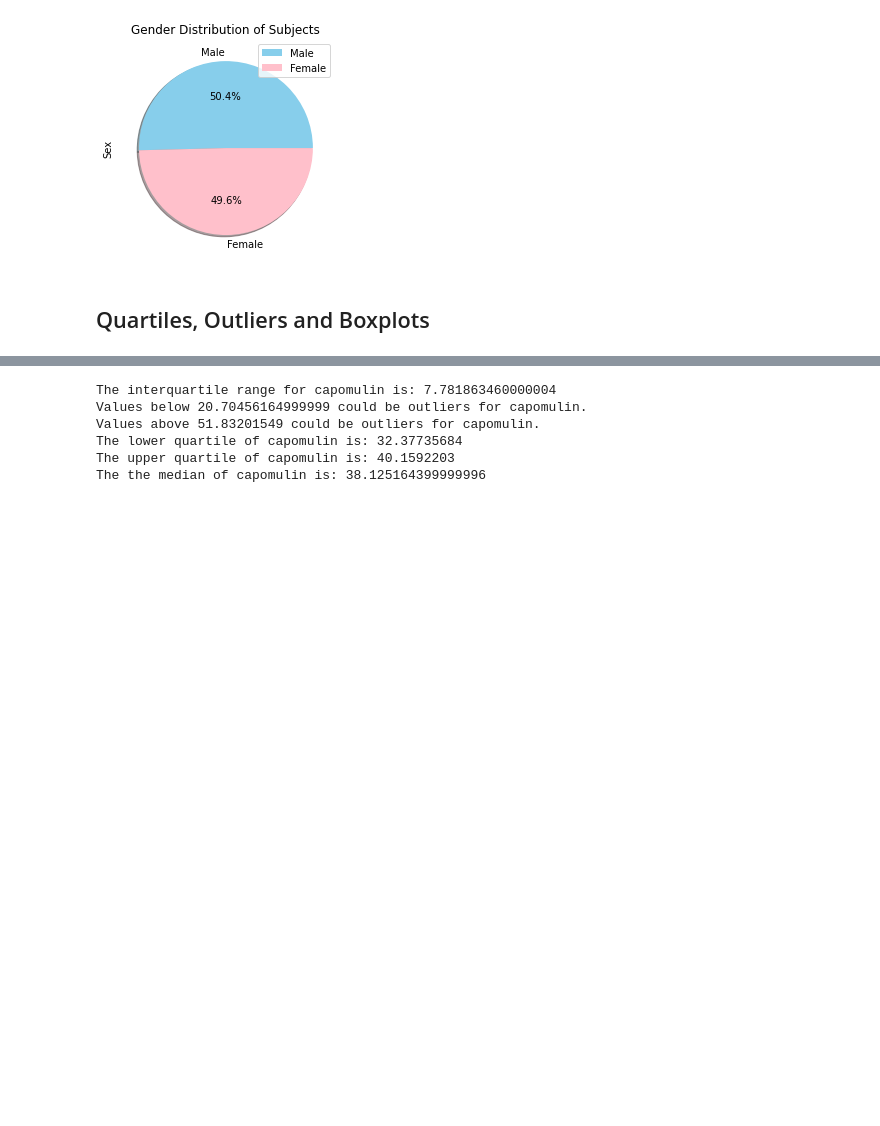
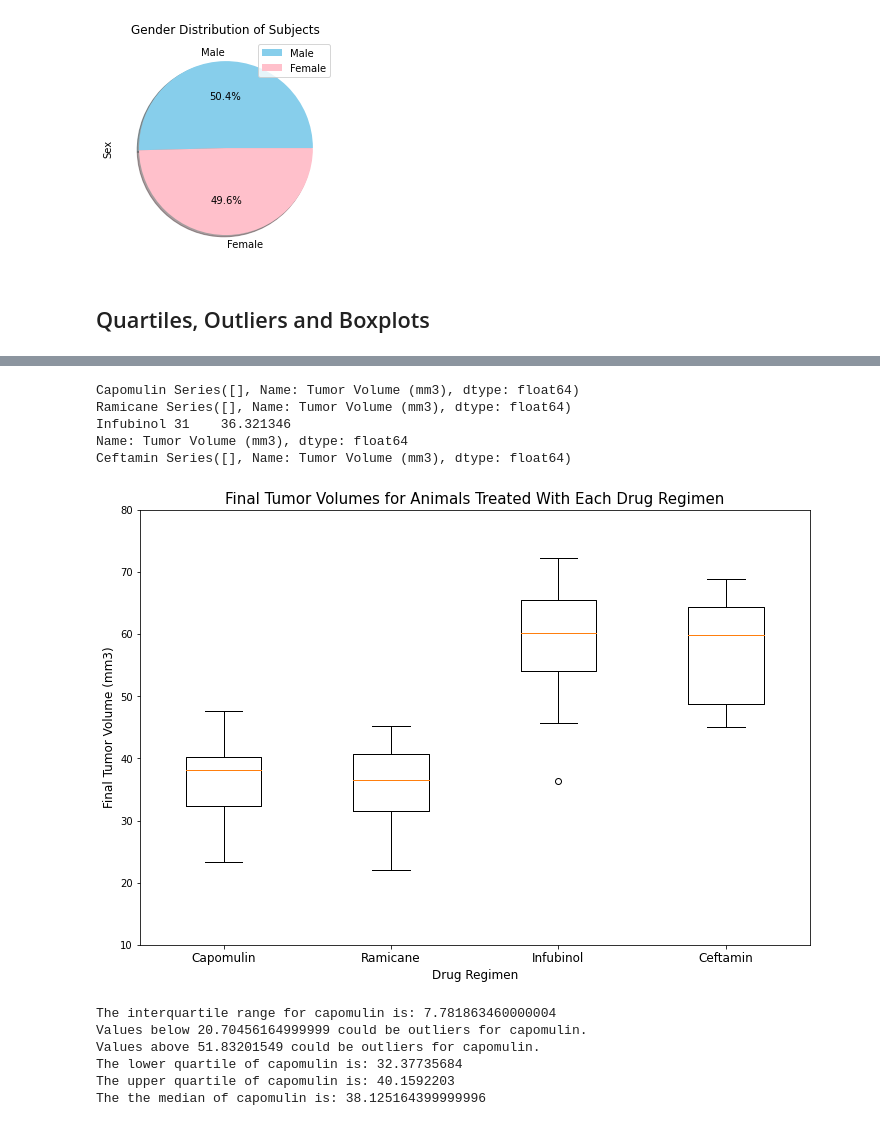
Before and after one commit to cayelsie/Fictional-pharmaceutical-drug-analysis, a Jupyter notebook: Pymaceuticals/pymaceuticals_main.ipynb, the cells around one changed output, grey strips where cells are left out. Saved outputs shown, nothing was run; the diff lists cells and outputs as text; code cells hidden in the pictures; blank space fills up the shorter version.

```diff
--- a/Pymaceuticals/pymaceuticals_main.ipynb
+++ b/Pymaceuticals/pymaceuticals_main.ipynb
@@ -319,0 +326,4 @@ capomulin_merged_df, ramicane_merged_df, infubinol_merged_df, ceftamin_merged_df
+# %%
+# Merge this group df with the original dataframe to get the tumor volume at the last timepoint
+timepoint_merged_df = pd.merge(last_timepoint,merged_df,  on=("Mouse ID", "Timepoint"), how="inner")
+timepoint_merged_df
@@ -320,3 +344,48 @@ capomulin_merged_df, ramicane_merged_df, infubinol_merged_df, ceftamin_merged_df
+# %%
+# Put treatments into a list for for loop (and later for plot labels)
+drug_regimen = ["Capomulin", "Ramicane", "Infubinol", "Ceftamin"]
+
+
+# Create empty list to fill with tumor vol data (for plotting)
+tumor_volume_data = []
+
+for drug in drug_regimen:
+        # Locate the rows which contain mice on each drug and get the tumor volumes
+        tumor_volume = timepoint_merged_df.loc[timepoint_merged_df["Drug Regimen"] == drug]["Tumor Volume (mm3)"]
+
+#         print(tumor_volume)
+        #Append to the empty list: this should eventually give a list of 4 lists
+        tumor_volume_data.append(tumor_volume)
+
+        #Determine outliers using upper and lower bounds
+        quartiles = tumor_volume.quantile([.25,.5,.75])
+        lowerq = quartiles[0.25]
+        upperq = quartiles[0.75]
+        iqr = upperq-lowerq
+        lower_bound = lowerq - (1.5*iqr)
+        upper_bound = upperq + (1.5*iqr)
+        outliers = tumor_volume.loc[(tumor_volume < lower_bound) | (tumor_volume > upper_bound)]
+        print(drug, outliers)
+# %% [output]
+Capomulin Series([], Name: Tumor Volume (mm3), dtype: float64)
+Ramicane Series([], Name: Tumor Volume (mm3), dtype: float64)
+Infubinol 31    36.321346
+Name: Tumor Volume (mm3), dtype: float64
+Ceftamin Series([], Name: Tumor Volume (mm3), dtype: float64)
+# %%
+
+plt.figure(figsize =(12, 8))
+plt.boxplot(tumor_volume_data, labels = drug_regimen)
+
+plt.title("Final Tumor Volumes for Animals Treated With Each Drug Regimen", fontsize = (15))
+plt.ylabel("Final Tumor Volume (mm3)", fontsize = (12))
+plt.xlabel("Drug Regimen", fontsize = (12))
+plt.ylim(10,80)
+plt.xticks(size = 12)
+
+plt.show()
+# %% [output]
+[figure, added]
 # %%
 # Put treatments into a list for for loop (and later for plot labels)
 drug_regimen = ["Capomulin", "Ramicane", "Infubinol", "Ceftamin"]
```
Also changed, not shown: parts of 8 cells of this notebook.
